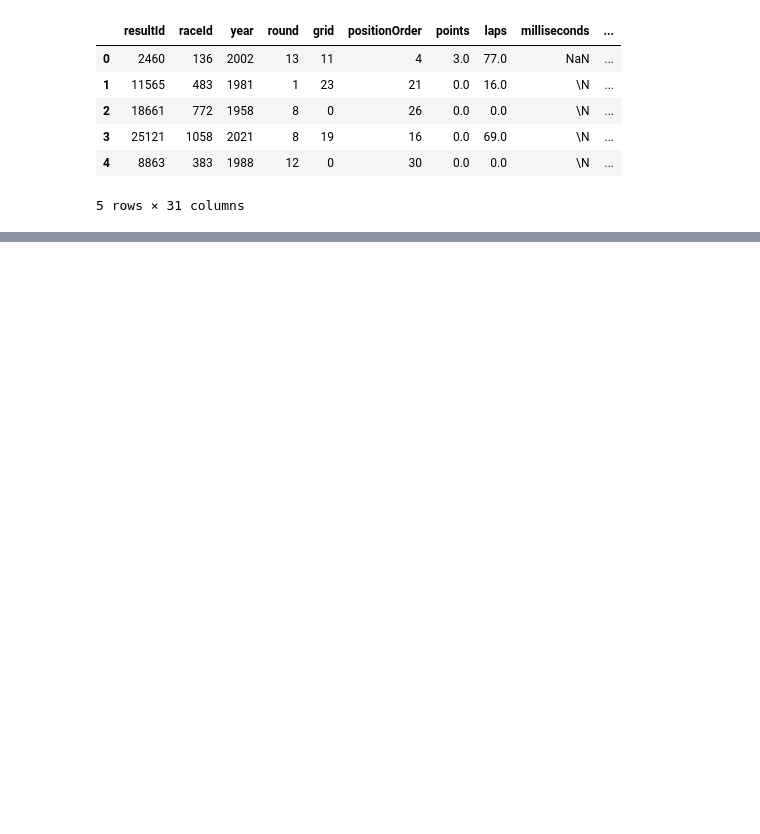
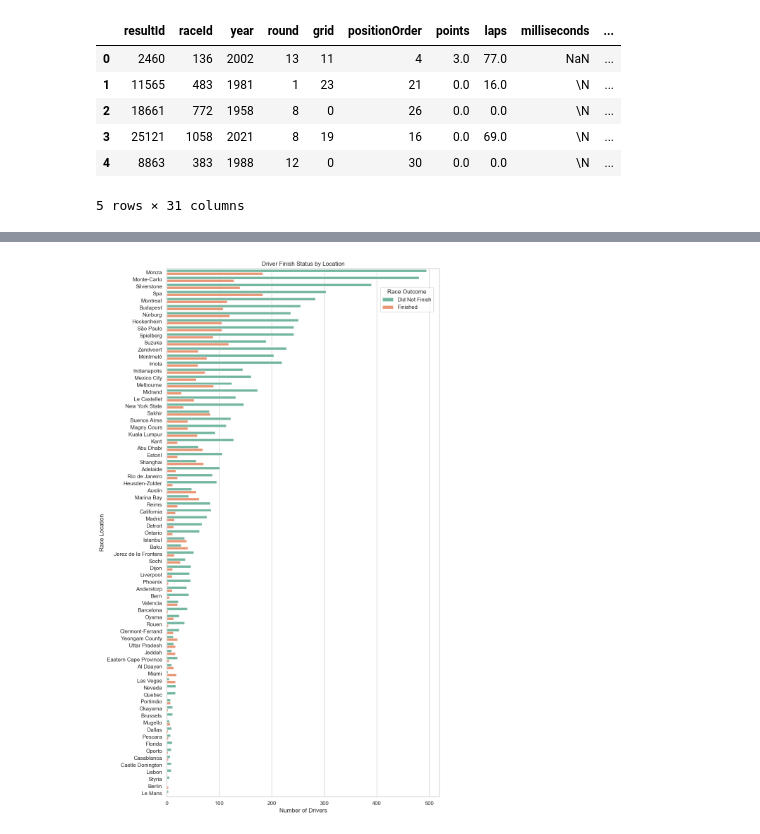
Before and after one commit to DaniilAzarov123/F1-drivers-analysis, a Jupyter notebook: F1_drivers_analysis.ipynb, the cells around one changed output, grey strips where cells are left out. Drawn from its saved outputs; the diff is of its cells as text; code cells hidden in the pictures; blank space fills up the shorter version.

```diff
--- a/F1_drivers_analysis.ipynb
+++ b/F1_drivers_analysis.ipynb
@@ -61,0 +155,24 @@ df
+# %%
+plt.figure(figsize=(10,16))
+sns.countplot(
+    data=filtered_df,
+    y='location',
+    hue='target_finish',
+    palette=[palette[0], palette[1]],
+    order=filtered_df['location'].value_counts().index  # order by frequency
+)
+
+plt.ylabel("Race Location")
+plt.xlabel("Number of Drivers")
+plt.title("Driver Finish Status by Location")
+plt.legend(
+    title="Race Outcome",
+    labels=['Did Not Finish', 'Finished'],
+    loc='upper center',
+    bbox_to_anchor=(0.88, 0.97),
+    ncol=1
+)
+plt.tight_layout()
+plt.show()
+# %% [output]
+[figure, added]
```
Also changed, not shown: parts of 16 cells of this notebook.
